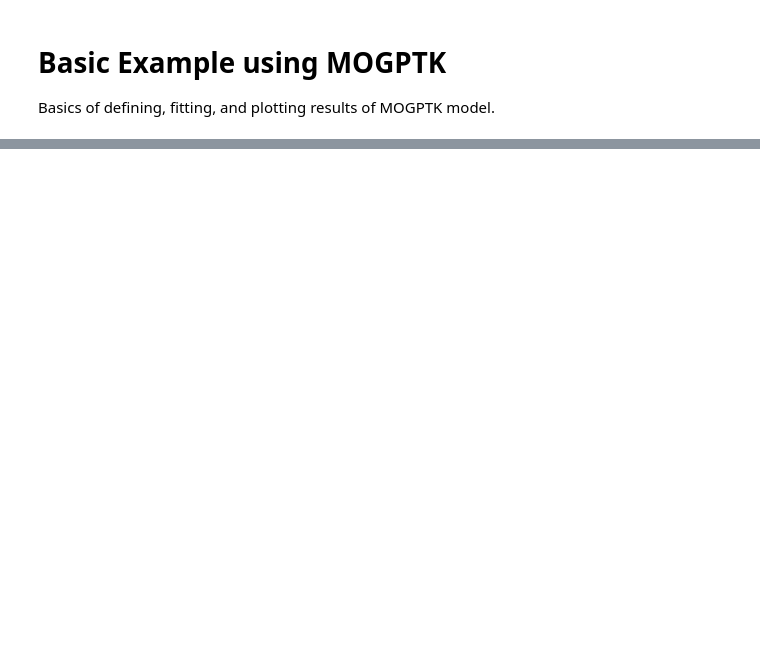
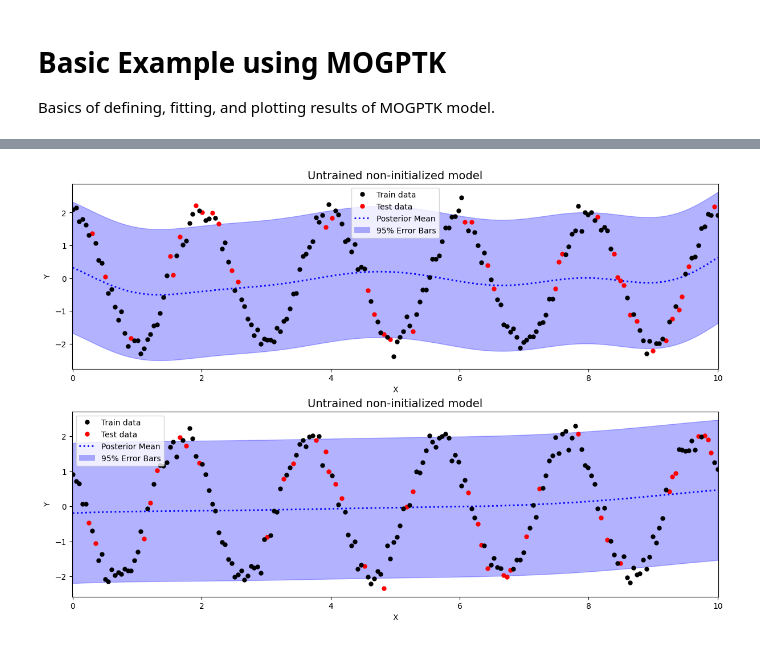
Before and after one commit to shihchingfu/mogptk-examples, a Jupyter notebook: 00-quick-start.ipynb, the cells around one changed output, grey strips where cells are left out. Drawn from its saved outputs; the diff is of its cells as text; code cells hidden in the pictures; blank space fills up the shorter version.

```diff
--- a/00-quick-start.ipynb
+++ b/00-quick-start.ipynb
@@ -30,0 +63,4 @@ $$Y_4 \mid t \sim \mathcal{N}\left(3\sin(6(t-2)), 0.3^2\right)$$
+# %%
+model1.plot_prediction(title='Untrained non-initialized model');
+# %% [output]
+[figure, added]
```
Also changed, not shown: parts of 22 cells of this notebook.
